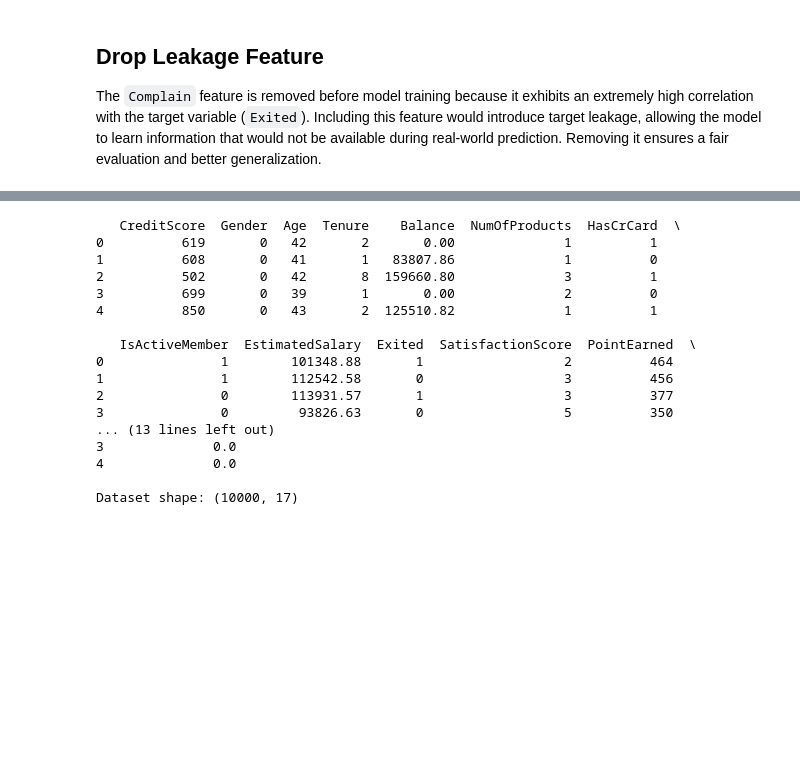
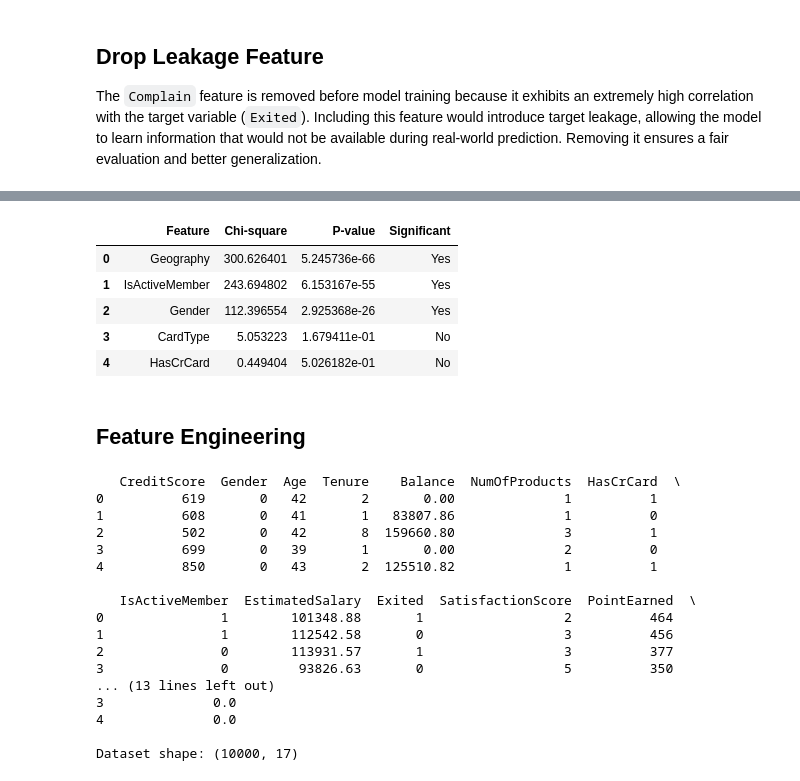
Before and after one commit to radenraissa/Bank-Customer-Churn, a Jupyter notebook: churn-prediction.ipynb, the cells around one changed output, grey strips where cells are left out. Drawn from its saved outputs; the diff is of its cells as text; code cells hidden in the pictures; blank space fills up the shorter version.

```diff
--- a/churn-prediction.ipynb
+++ b/churn-prediction.ipynb
@@ -133 +204,52 @@ The `Complain` feature is removed before model training because it exhibits an e
+# %%
+import pandas as pd
+from scipy.stats import chi2_contingency
+
+# ============================================================
+# Statistical Test (Categorical Features)
+# Chi-Square Test
+# ============================================================
+
+categorical_features = [
+    "Geography",
+    "Gender",
+    "CardType",
+    "HasCrCard",
+    "IsActiveMember"
+]
+
+results = []
+
+for feature in categorical_features:
+
+    contingency = pd.crosstab(
+        df[feature],
+        df["Exited"]
+    )
+
+    chi2, p_value, dof, expected = chi2_contingency(contingency)
+
+    results.append({
+        "Feature": feature,
+        "Chi-square": chi2,
+        "P-value": p_value,
+        "Significant": "Yes" if p_value < 0.05 else "No"
+    })
+
+categorical_test = (
+    pd.DataFrame(results)
+      .sort_values("P-value")
+      .reset_index(drop=True)
+)
+
+categorical_test
+# %% [output]
+|  | Feature | Chi-square | P-value | Significant |
+| 0 | Geography | 300.626401 | 5.245736e-66 | Yes |
+| 1 | IsActiveMember | 243.694802 | 6.153167e-55 | Yes |
+| 2 | Gender | 112.396554 | 2.925368e-26 | Yes |
+| 3 | CardType | 5.053223 | 1.679411e-01 | No |
+| 4 | HasCrCard | 0.449404 | 5.026182e-01 | No |
+# %% [markdown]
+## Feature Engineering
 # %%
```
Also changed, not shown: parts of 17 cells of this notebook, 1 other file.
